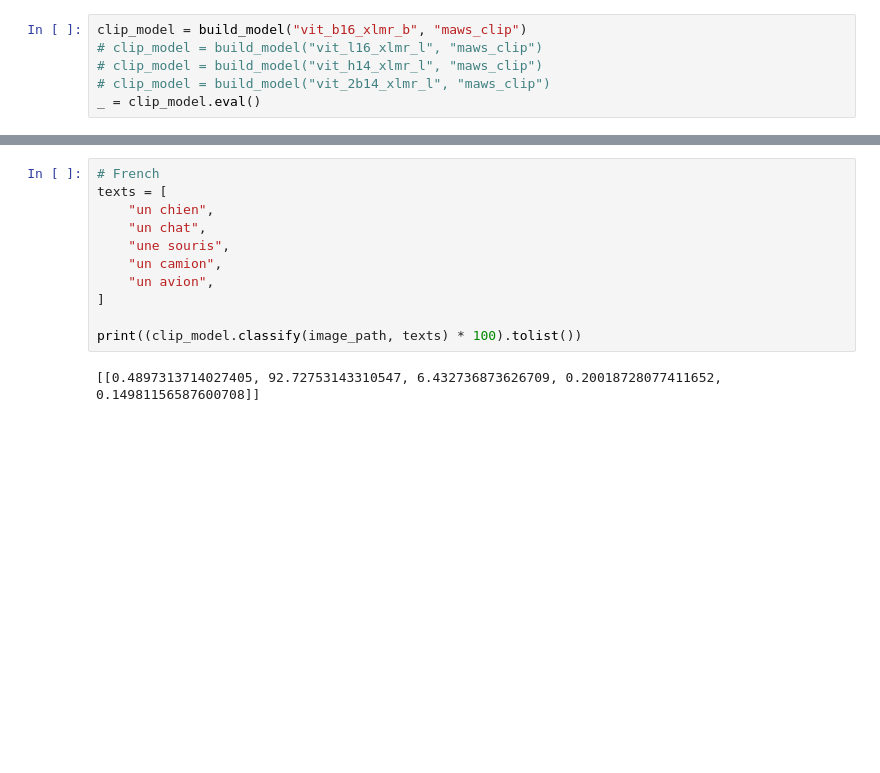
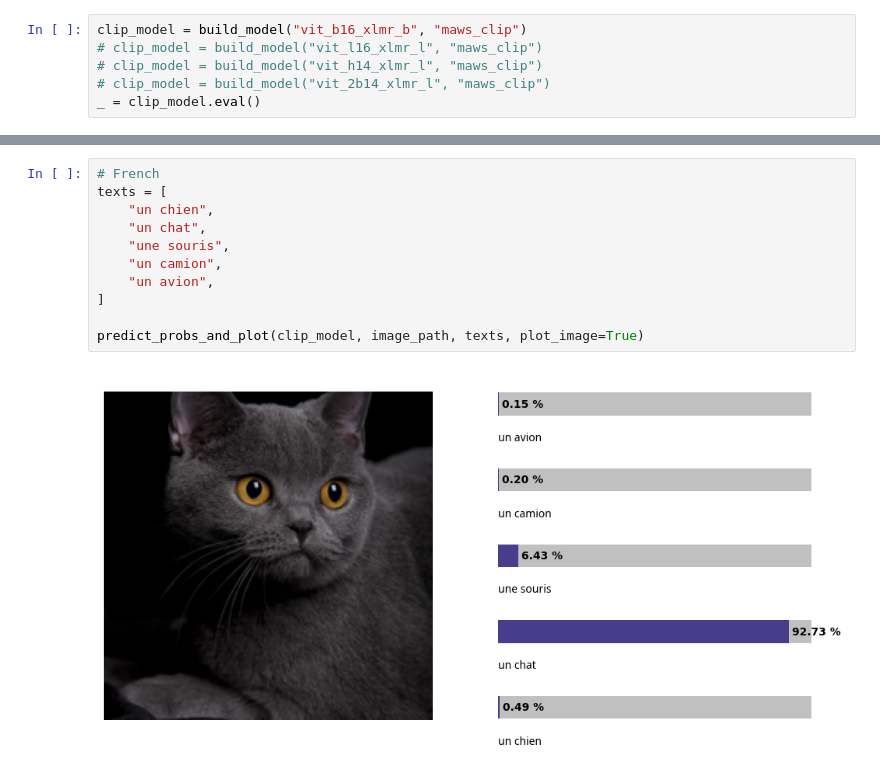
Before and after one commit to facebookresearch/maws, a Jupyter notebook: clip_example.ipynb, the cells around one changed output, grey strips where cells are left out. Cells and saved outputs as stored; diff of their text form; blank space fills up the shorter version.

```diff
--- a/clip_example.ipynb
+++ b/clip_example.ipynb
@@ -45,16 +45,16 @@ print((clip_model.classify(image_path, texts) * 100).tolist())
 # %%
 # French
 texts = [
     "un chien",
     "un chat",
     "une souris",
     "un camion",
     "un avion",
 ]
 
-print((clip_model.classify(image_path, texts) * 100).tolist())
+predict_probs_and_plot(clip_model, image_path, texts, plot_image=True)
 # %% [output]
-[[0.4897313714027405, 92.72753143310547, 6.432736873626709, 0.20018728077411652, 0.14981156587600708]]
+[figure, added]
 # %%
 # Hindi
 texts = [
```
Also changed, not shown: parts of 15 cells of this notebook, 3 other files.
